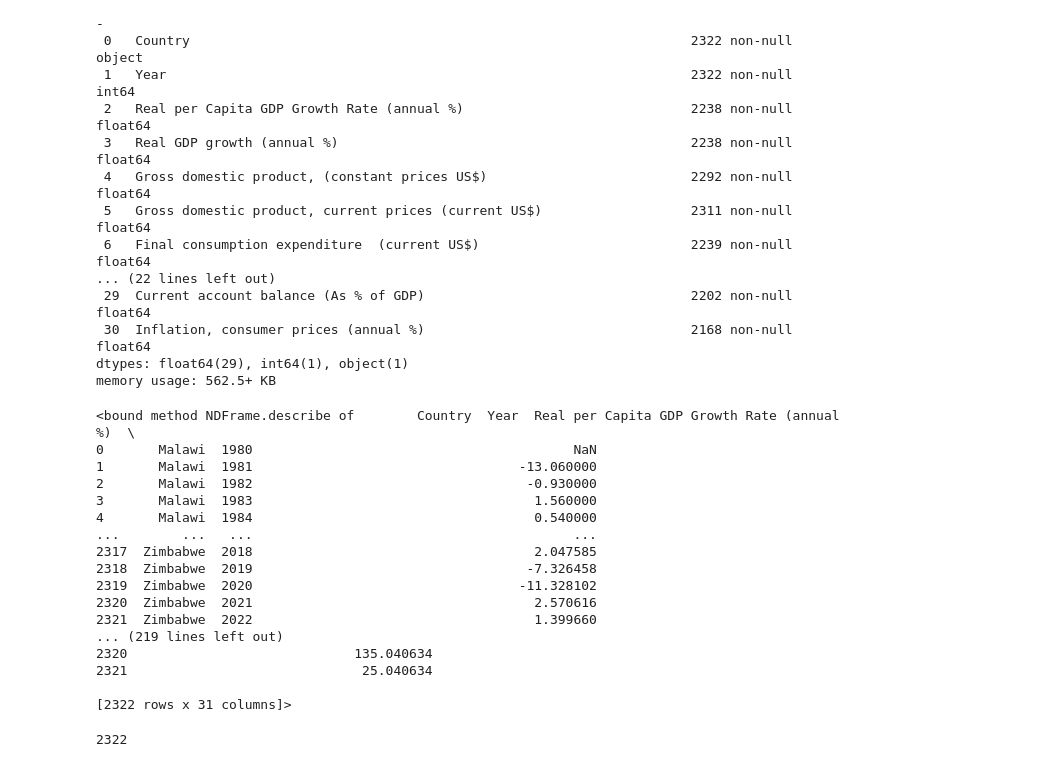
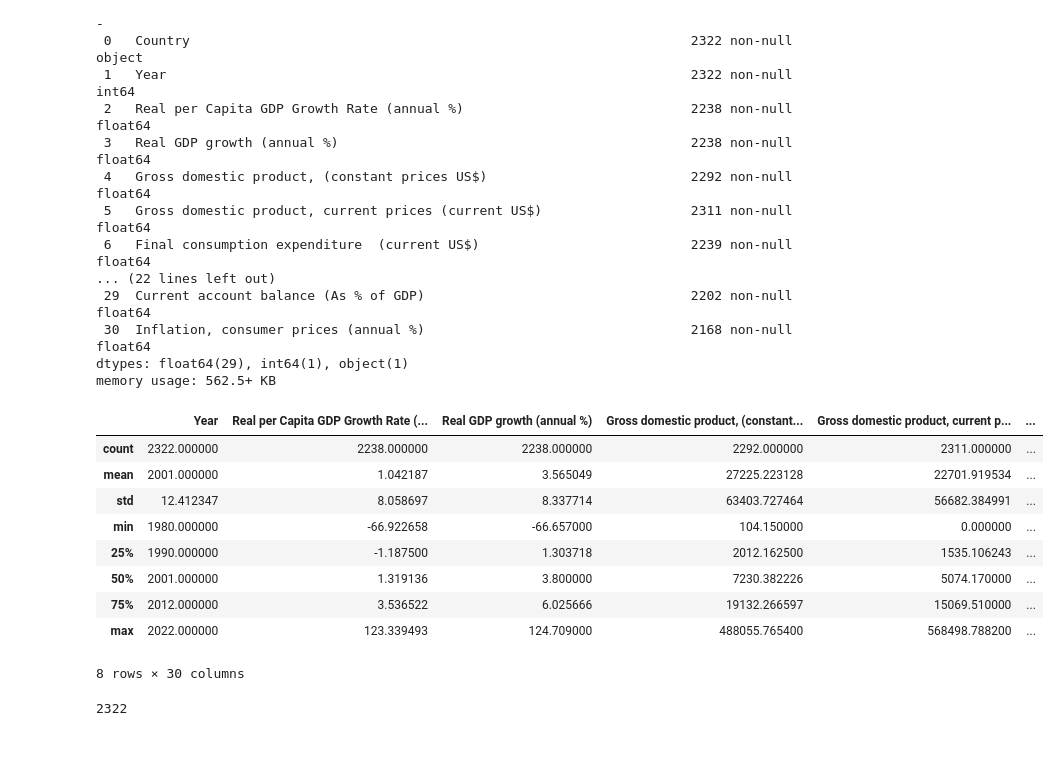
Before and after one commit to AlphaKaba24/African_Economy_Prediction, a Jupyter notebook: africa_GDP.ipynb, the cells around one changed output. Drawn from its saved outputs; the diff is of its cells as text; code cells hidden in the pictures.

```diff
--- a/africa_GDP.ipynb
+++ b/africa_GDP.ipynb
@@ -55,25 +55,18 @@ Data columns (total 31 columns):
 dtypes: float64(29), int64(1), object(1)
 memory usage: 562.5+ KB
 # %%
-africa_df.describe
+africa_df.describe()
 # %% [output]
+|  | Year | Real per Capita GDP Growth Rate (... | Real GDP growth (annual %) | Gross domestic product, (constant... | Gross domestic product, current p... | ... |
+| count | 2322.000000 | 2238.000000 | 2238.000000 | 2292.000000 | 2311.000000 | ... |
+| mean | 2001.000000 | 1.042187 | 3.565049 | 27225.223128 | 22701.919534 | ... |
+| std | 12.412347 | 8.058697 | 8.337714 | 63403.727464 | 56682.384991 | ... |
+| min | 1980.000000 | -66.922658 | -66.657000 | 104.150000 | 0.000000 | ... |
+| 25% | 1990.000000 | -1.187500 | 1.303718 | 2012.162500 | 1535.106243 | ... |
+| 50% | 2001.000000 | 1.319136 | 3.800000 | 7230.382226 | 5074.170000 | ... |
+| 75% | 2012.000000 | 3.536522 | 6.025666 | 19132.266597 | 15069.510000 | ... |
+| max | 2022.000000 | 123.339493 | 124.709000 | 488055.765400 | 568498.788200 | ... |
-<bound method NDFrame.describe of        Country  Year  Real per Capita GDP Growth Rate (annual %)  \
-0       Malawi  1980                                         NaN
-1       Malawi  1981                                  -13.060000
-2       Malawi  1982                                   -0.930000
-3       Malawi  1983                                    1.560000
-4       Malawi  1984                                    0.540000
-...        ...   ...                                         ...
-2317  Zimbabwe  2018                                    2.047585
-2318  Zimbabwe  2019                                   -7.326458
-2319  Zimbabwe  2020                                  -11.328102
-2320  Zimbabwe  2021                                    2.570616
-2321  Zimbabwe  2022                                    1.399660
-... (219 lines left out)
-2320                             135.040634
-2321                              25.040634
-
-[2322 rows x 31 columns]>
+8 rows × 30 columns
 # %%
 print(africa_df.shape[0])
 # %% [output]
```
Also changed, not shown: parts of 11 cells of this notebook.
